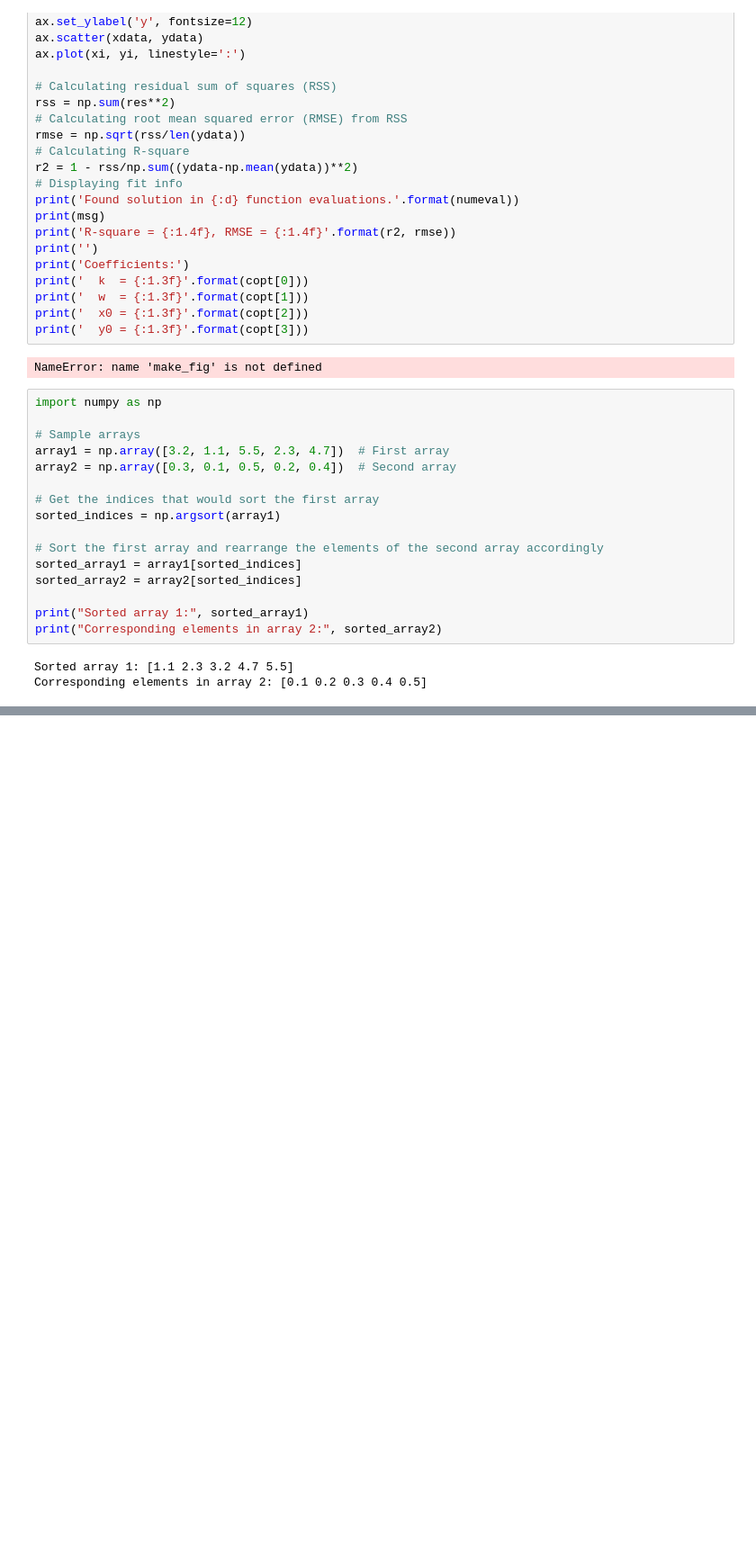
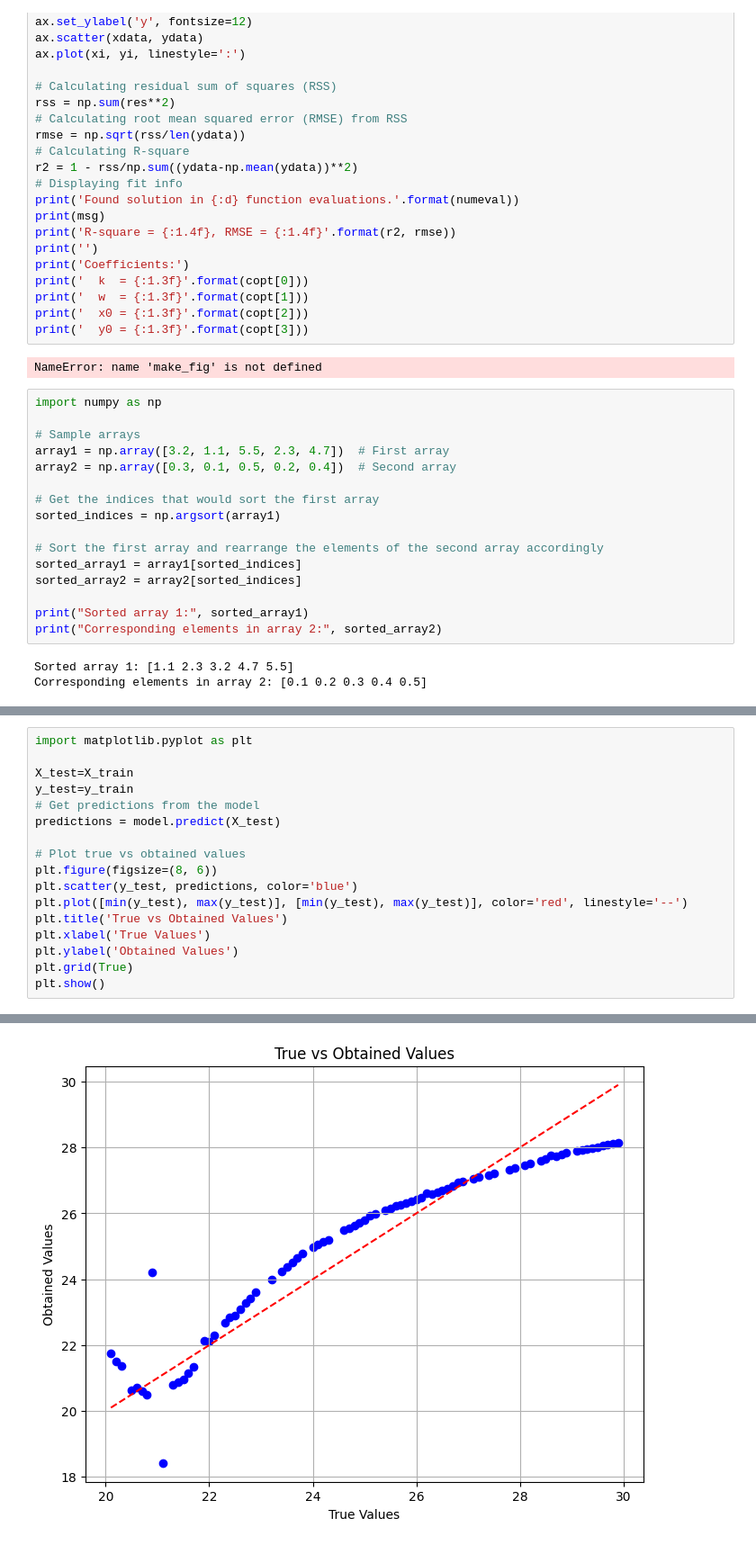
Before and after one commit to ashwin-r-k/FrontEnd_cosmo, a Jupyter notebook: notbook.ipynb, the cells around one changed output, grey strips where cells are left out. Shown at 90% size. Drawn from its saved outputs; the diff is of its cells as text; blank space fills up the shorter version.

```diff
--- a/notbook.ipynb
+++ b/notbook.ipynb
@@ -352,0 +529,18 @@ Corresponding elements in array 2: [0.1 0.2 0.3 0.4 0.5]
+# %%
+import matplotlib.pyplot as plt
+
+X_test=X_train
+y_test=y_train
+# Get predictions from the model
+predictions = model.predict(X_test)
+
+# Plot true vs obtained values
+plt.figure(figsize=(8, 6))
+plt.scatter(y_test, predictions, color='blue')
+plt.plot([min(y_test), max(y_test)], [min(y_test), max(y_test)], color='red', linestyle='--')
+plt.title('True vs Obtained Values')
+plt.xlabel('True Values')
+plt.ylabel('Obtained Values')
+plt.grid(True)
+plt.show()
+# %% [output]
@@ -352,0 +548 @@ Corresponding elements in array 2: [0.1 0.2 0.3 0.4 0.5]
+[figure, added]
```
Also changed, not shown: parts of 19 cells of this notebook, 17 other files.
